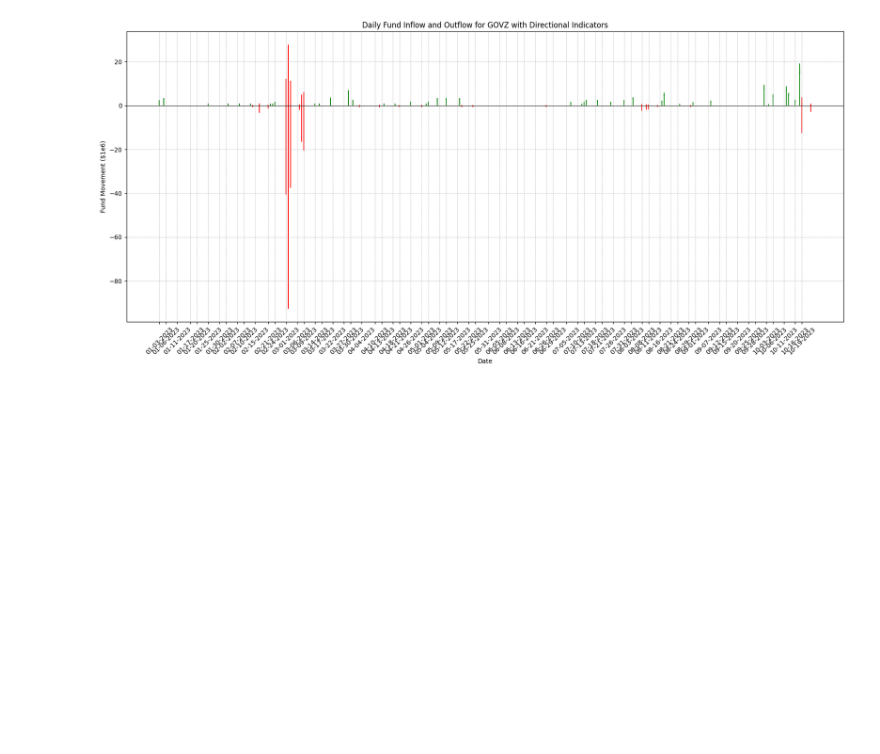
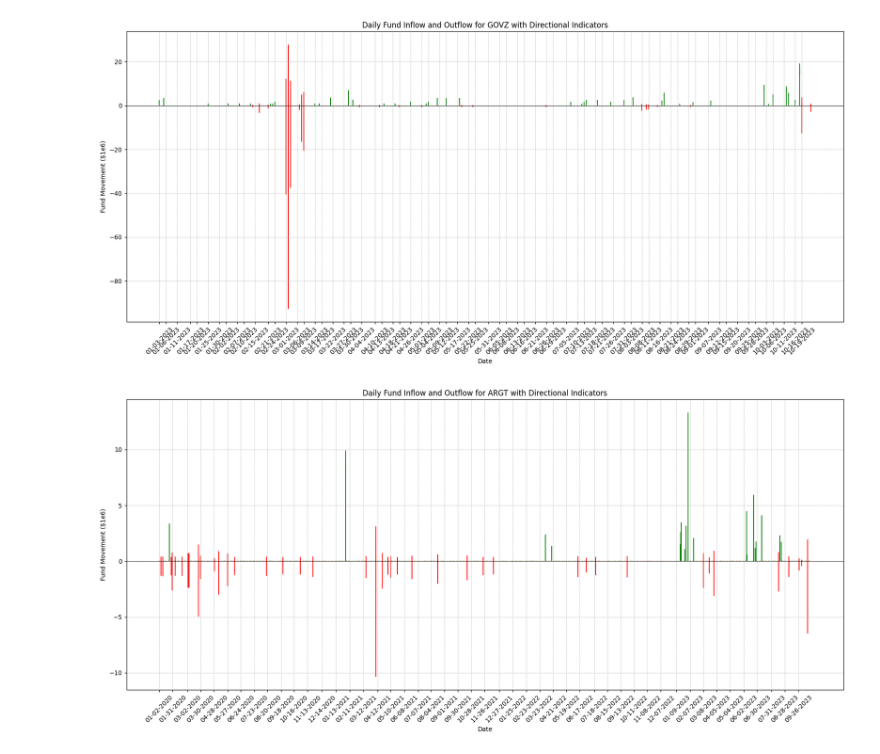
Before and after one commit to cleeclee123/ETF_Fund_Flows, a Jupyter notebook: main.ipynb, the cells around one changed output. Drawn from its saved outputs; the diff is of its cells as text; code cells hidden in the pictures; blank space fills up the shorter version.

```diff
--- a/main.ipynb
+++ b/main.ipynb
@@ -208,0 +140,4 @@ df.to_excel(r"C:\Users\chris\ETF_Fund_Flows\data\other\temp.xlsx")
+# %%
+plot_fund_flow_ticks('ARGT', 20)
+# %% [output]
+[figure, added]
```
Also changed, not shown: parts of 3 cells of this notebook, 6 other files.
